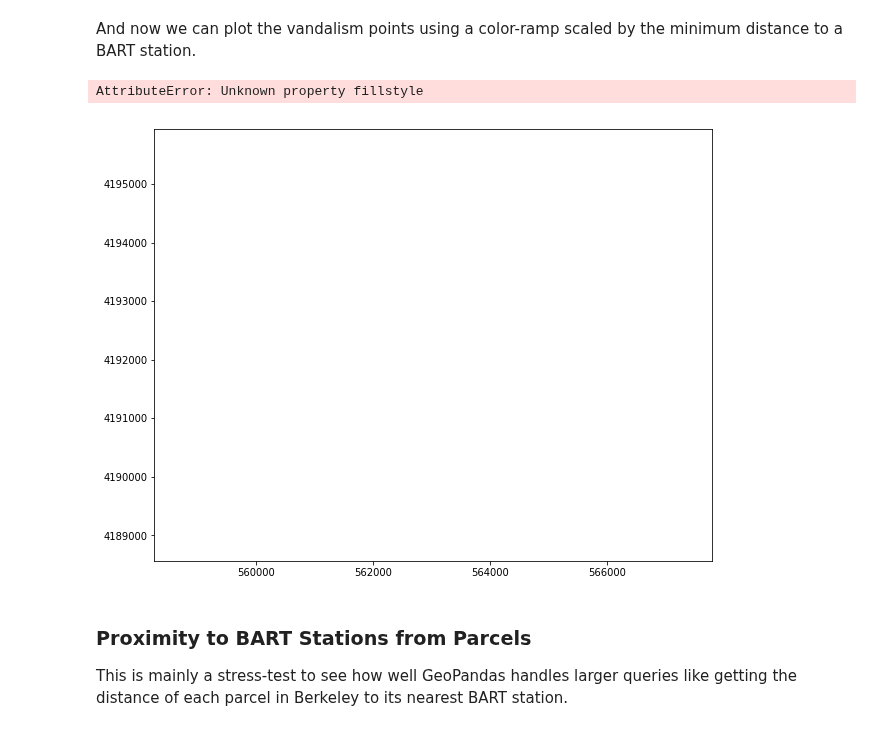
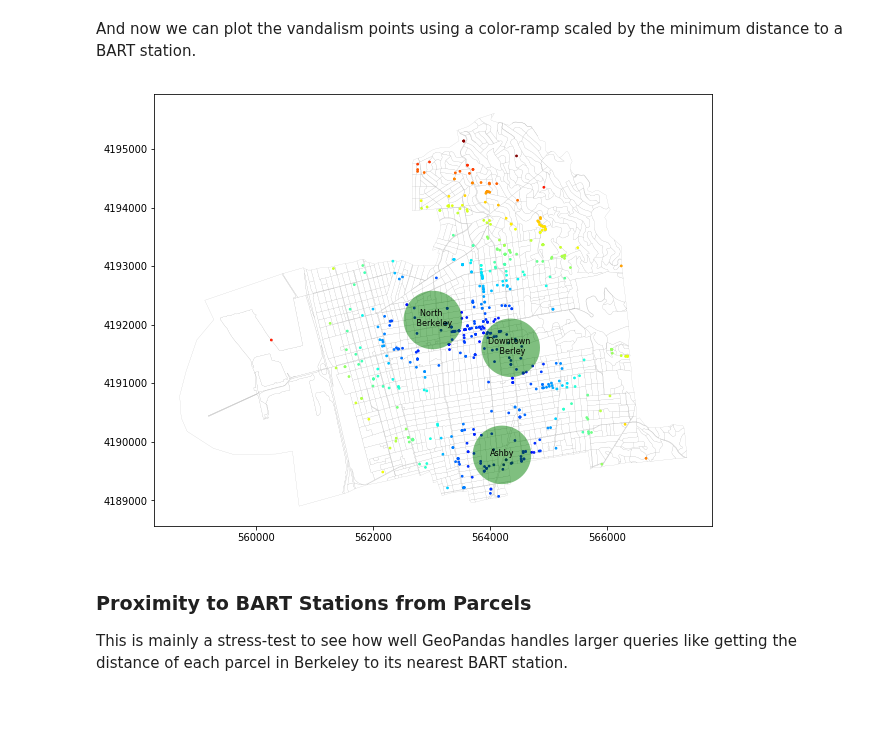
Before and after one commit to waddell/urban-informatics-and-visualization, a Jupyter notebook: 10-mapping/mapping-part-1.ipynb, the cells around one changed output. Cells and saved outputs as stored; diff of their text form; code cells hidden in the pictures.

```diff
--- a/10-mapping/mapping-part-1.ipynb
+++ b/10-mapping/mapping-part-1.ipynb
@@ -560,15 +586,14 @@ geovandalism_proj['min_dist_to_bart'] = geovandalism_proj.geometry.apply(lambda
 # %% [markdown]
 And now we can plot the vandalism points using a color-ramp scaled by the minimum distance to a BART station.
 # %%
-base = blocks_proj.plot(color='white', linewidth=.1)
-geovandalism_proj.plot(ax=base, column='min_dist_to_bart', cmap='jet', fillstyle='full', markeredgewidth=0.1, markersize=3)
-bart_buffer_df.plot(ax=base, color='green', markersize = 5)
+base = blocks_proj.plot(color='white', edgecolor='gray', linewidth=.1)
+geovandalism_proj.plot(ax=base, column='min_dist_to_bart', cmap='jet', markersize=3)
+bart_buffer_df.plot(ax=base, color='green', markersize = 5, alpha=.5)
 for idx, row in bart_buffer_df.iterrows():
     plt.annotate(s=row['bart_buffer_df'], xy=row['coords'],
                  horizontalalignment='center', verticalalignment='center', fontsize=8)
 # %% [output]
-AttributeError: Unknown property fillstyle
-[figure, old version]
+[figure, new version]
 # %% [markdown]
 ### Proximity to BART Stations from Parcels
 
```
Also changed, not shown: parts of 6 cells of this notebook.
